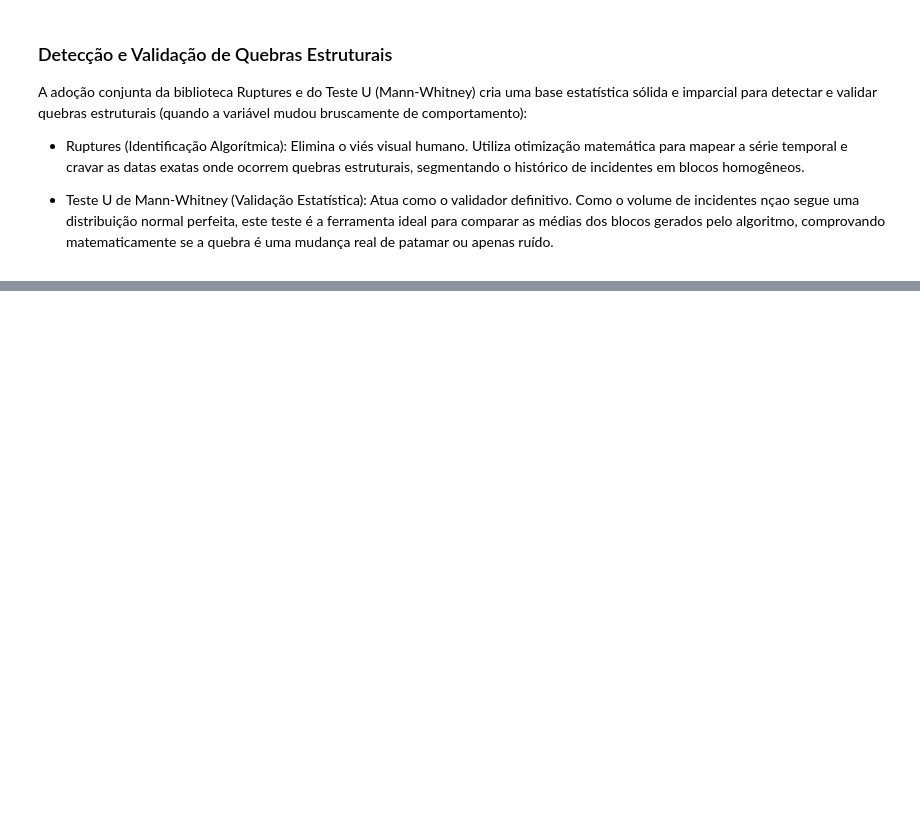
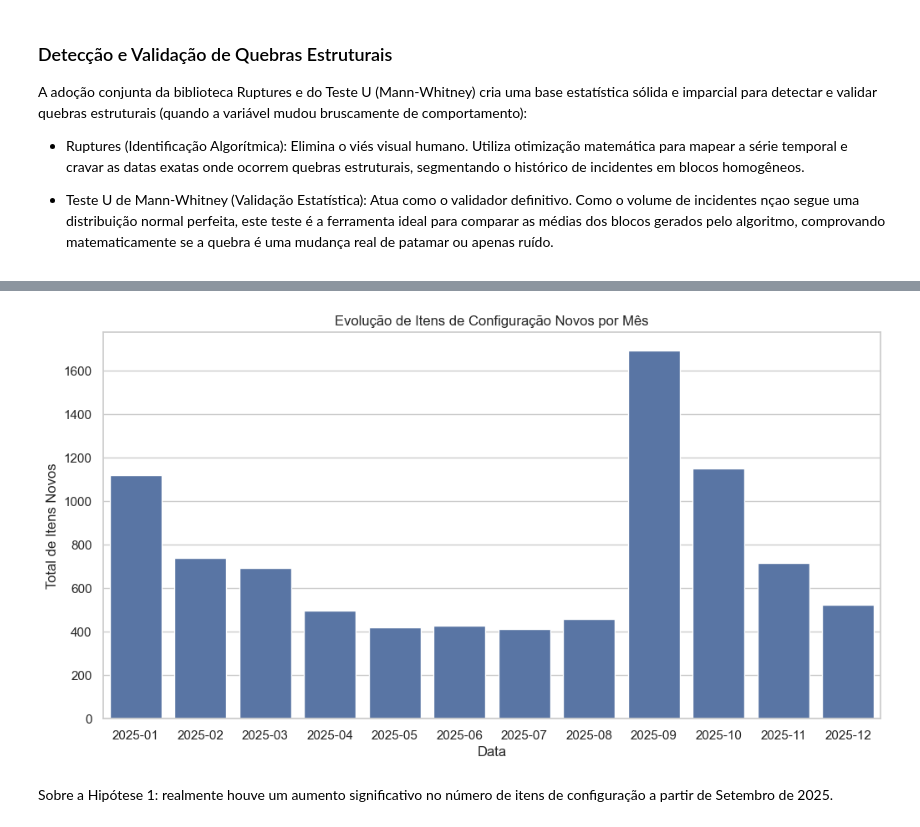
Before and after one commit to jffdevbr/challenge_locaweb, a Jupyter notebook: notebooks/data_exploration_target_behavior.ipynb, the cells around one changed output, grey strips where cells are left out. Cells and saved outputs as stored; diff of their text form; code cells hidden in the pictures; blank space fills up the shorter version.

```diff
--- a/notebooks/data_exploration_target_behavior.ipynb
+++ b/notebooks/data_exploration_target_behavior.ipynb
@@ -942,0 +881,17 @@ Sex            124.441176  807.882353           6.492082
+# %%
+itens_config = df.groupby('Item de configuração').agg(
+    total_incidentes=('Número', 'count'), # total de incidentes por item de configuração
+    data_minima=('data', 'min'), # primeira data de incidente para cada item de configuração
+    data_maxima=('data', 'max'), # última data de incidente para cada item de configuração
+    cat_distintos=('Categoria', 'nunique'), # total de categorias distintas por item de configuração
+    prod_distintos=('Produto', 'nunique'), # total de produtos distintos por item de configuração
+    cat_subcat_distintos=('Categoria_Subcategoria', 'nunique'), # total de categorias_subcategorias distintas por item de configuração
+    prod_cat_subcat_distintos=('Produto_Categoria_Subcategoria', 'nunique'), # total de produtos_categorias_subcategorias distintas por item de configuração
+    total_incidentes_c1=('comportamento', lambda x: (x == 1).sum()), # total de incidentes no comportamento 1
+    total_incidentes_c2=('comportamento', lambda x: (x == 2).sum()), # total de incidentes no comportamento 2
+    total_incidentes_c3=('comportamento', lambda x: (x == 3).sum()) # total de incidentes no comportamento 3
+).reset_index()
+
+itens_config = itens_config.sort_values(by='total_incidentes', ascending=False)
+
+itens_config.head(5)
@@ -942,0 +920,4 @@ Sex            124.441176  807.882353           6.492082
+# %%
+itens_novos_por_dia = itens_config.groupby('data_minima').agg(
+    total_itens_novos=('Item de configuração', 'count')
+)
@@ -942,0 +934,4 @@ Sex            124.441176  807.882353           6.492082
+# %%
+# Merge com df_diario para análise de comportamento de itens de configuração novos
+df_diario = df_diario.merge(itens_novos_por_dia, left_on='data', right_index=True, how='left')
+df_diario['total_itens_novos'] = df_diario['total_itens_novos'].fillna(0).astype(int)
@@ -942,0 +981,6 @@ Sex            124.441176  807.882353           6.492082
+# %%
+# Evolução a nível mensal
+df_diario['ano_mes'] = df_diario['data'].dt.to_period('M')
+itens_novos_por_mes = df_diario.loc[df_diario['comportamento'] > 1].groupby('ano_mes').agg(
+    total_itens_novos=('total_itens_novos', 'sum')
+)
@@ -942,0 +997,12 @@ Sex            124.441176  807.882353           6.492082
+# %%
+# Gráfico de barras (evolução de itens de configuração novos por dia)
+plt.figure(figsize=(12, 6))
+sns.barplot(data=itens_novos_por_mes, x=itens_novos_por_mes.index, y='total_itens_novos')
+plt.title("Evolução de Itens de Configuração Novos por Mês")
+plt.xlabel("Data")
+plt.ylabel("Total de Itens Novos")
+plt.show()
+# %% [output]
+[figure, added]
+# %% [markdown]
+Sobre a Hipótese 1: realmente houve um aumento significativo no número de itens de configuração a partir de Setembro de 2025.
```
Also changed, not shown: parts of 80 cells of this notebook, 2 other files.
